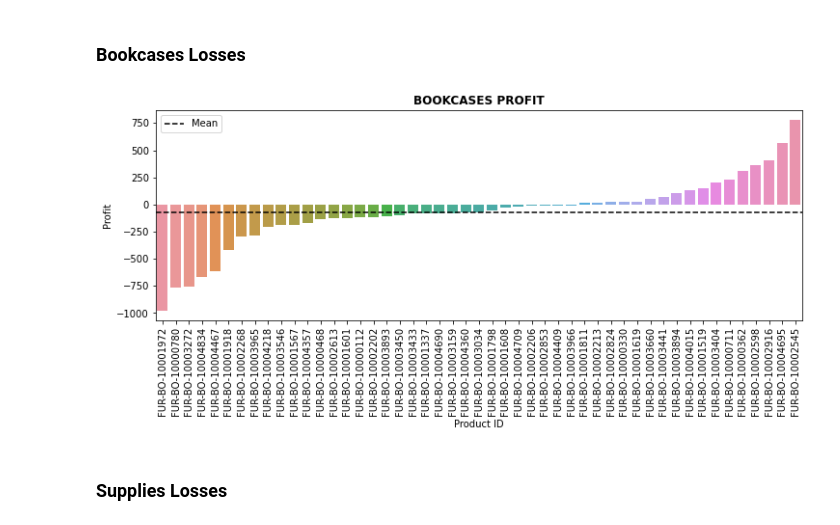
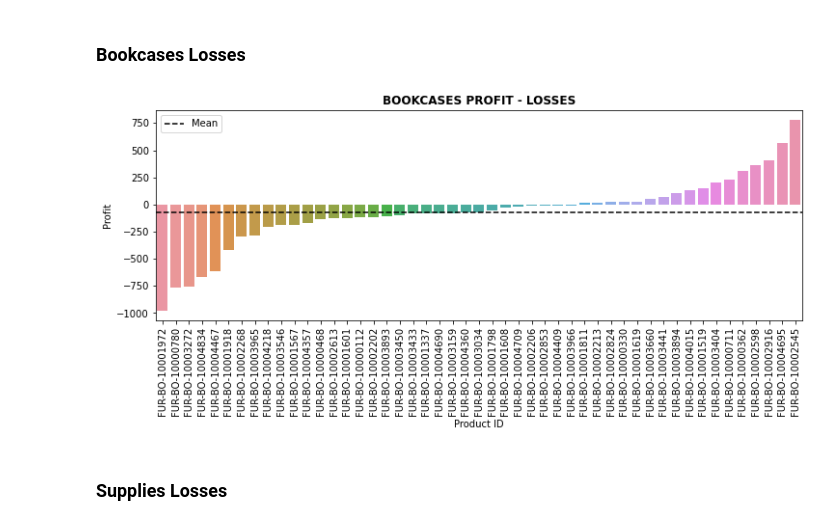
Before and after one commit to PabloJRW/super_store_projects, a Jupyter notebook: Super Store EDA.ipynb, the cells around one changed output. Drawn from its saved outputs; the diff is of its cells as text; code cells hidden in the pictures.

```diff
--- a/Super Store EDA.ipynb
+++ b/Super Store EDA.ipynb
@@ -331,13 +331,13 @@ bookcases.sort_values('Profit', inplace=True)
 # %%
 plt.figure(figsize=(12, 4))
 sns.barplot(x=bookcases.index, y=bookcases.Profit)
-plt.title('BOOKCASES PROFIT-', fontweight='bold')
+plt.title('BOOKCASES PROFIT - LOSSES', fontweight='bold')
 plt.axhline(bookcases.Profit.mean(), linestyle='--',color='black', label='Mean')
 plt.xticks(rotation=90)
 plt.legend()
 plt.show()
 # %% [output]
-[figure, old version]
+[figure, new version]
 # %%
 #bookcases_lost_product_id =
 bookcases_loss_percent = bookcases['Profit'].where(bookcases.Profit <= 0)
```
Also changed, not shown: parts of 16 cells of this notebook, 1 other file.
